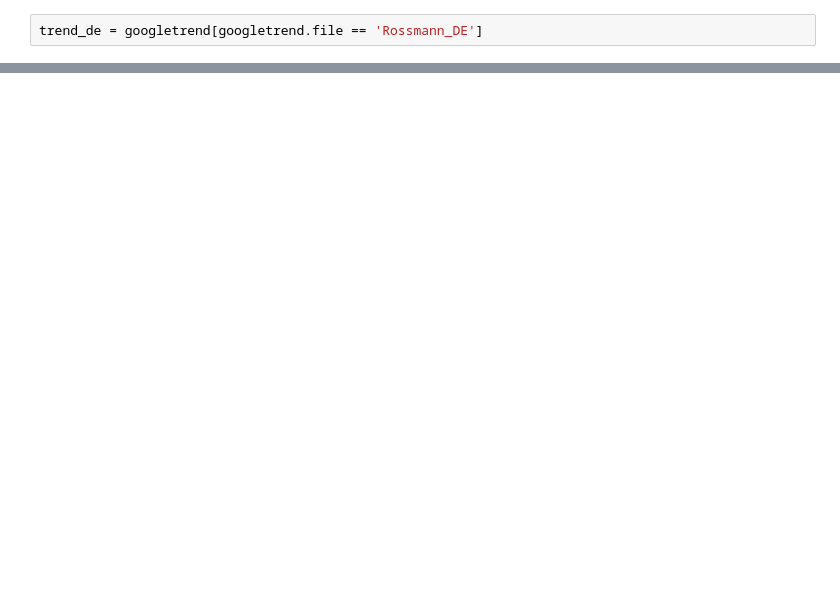
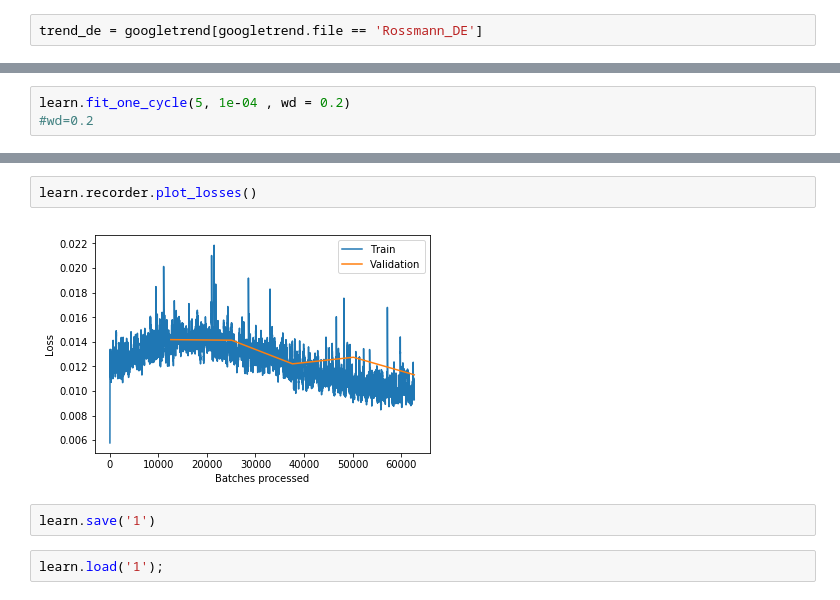
Before and after one commit to yubozhao/RossmanSales, a Jupyter notebook: rossman_sales.ipynb, the cells around one changed output, grey strips where cells are left out. Cells and saved outputs as stored; diff of their text form; blank space fills up the shorter version.

```diff
--- a/rossman_sales.ipynb
+++ b/rossman_sales.ipynb
@@ -177,0 +602,3 @@ len(joined[joined.Mean_TemperatureC.isnull()]),len(joined_test[joined_test.Mean_
+# %%
+learn.fit_one_cycle(5, 1e-04 , wd = 0.2)
+#wd=0.2
@@ -177,0 +621,8 @@ len(joined[joined.Mean_TemperatureC.isnull()]),len(joined_test[joined_test.Mean_
+# %%
+learn.recorder.plot_losses()
+# %% [output]
+[figure, added]
+# %%
+learn.save('1')
+# %%
+learn.load('1');
```
Also changed, not shown: parts of 114 cells of this notebook.
